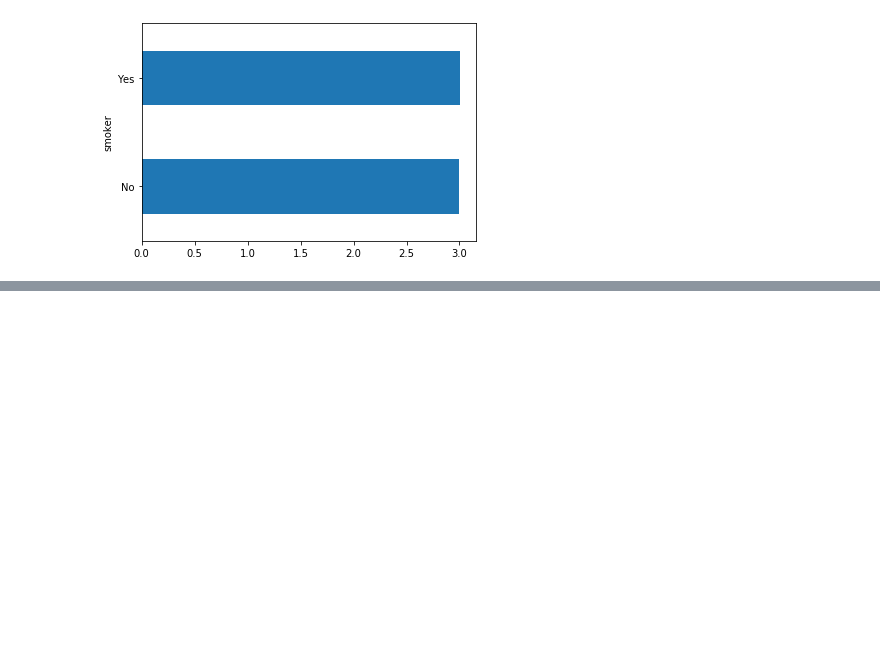
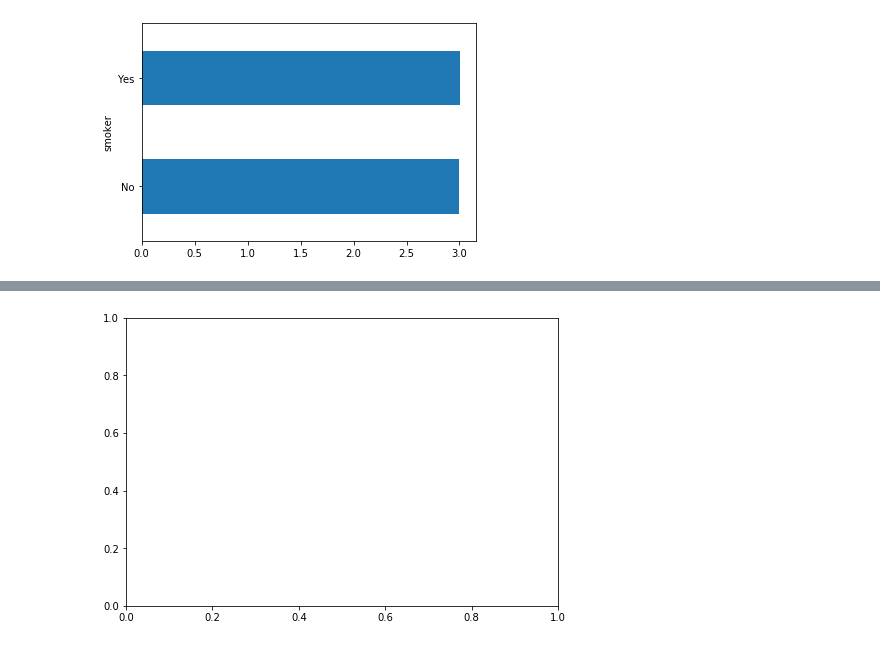
Before and after one commit to thelebster/SkillFactory-Data-Science, a Jupyter notebook: modules/py10.ipynb, the cells around one changed output, grey strips where cells are left out. Drawn from its saved outputs; the diff is of its cells as text; code cells hidden in the pictures; blank space fills up the shorter version.

```diff
--- a/modules/py10.ipynb
+++ b/modules/py10.ipynb
@@ -96,0 +133,5 @@ df.groupby('smoker')['tip'].mean().plot(kind = 'barh')
+# %%
+fig = plt.figure()
+axes = fig.add_axes([0, 0, 1, 1])
+# %% [output]
+[figure, added]
```
Also changed, not shown: parts of 35 cells of this notebook, 3 other files.
